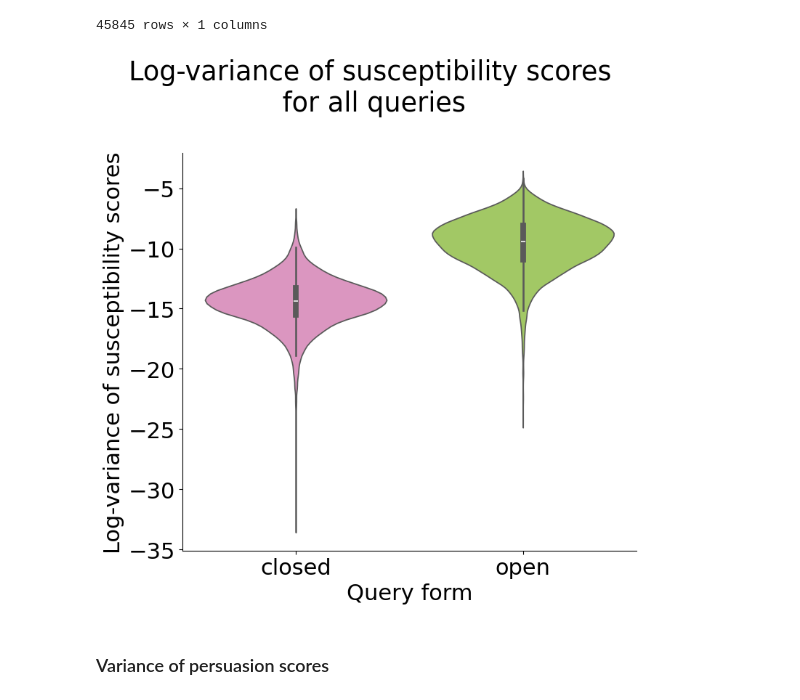
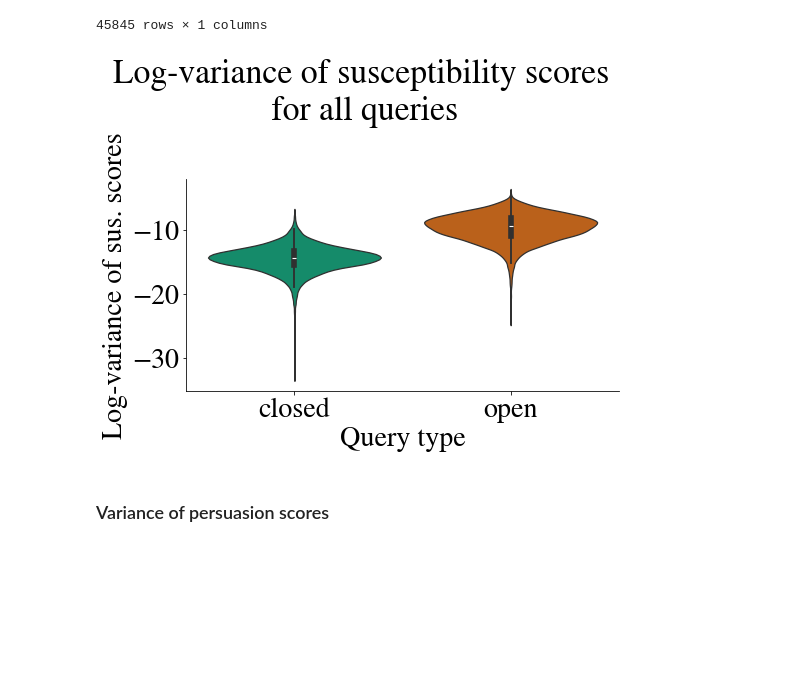
Before and after one commit to kdu4108/measureLM, a Jupyter notebook: summarize.ipynb, the cells around one changed output. Drawn from its saved outputs; the diff is of its cells as text; code cells hidden in the pictures; blank space fills up the shorter version.

```diff
--- a/summarize.ipynb
+++ b/summarize.ipynb
@@ -69,0 +70,20 @@ sns.set_palette(palette)
+# %%
+import matplotlib
+
+# matplotlib.rcParams['mathtext.fontset'] = 'custom'
+matplotlib.rcParams["mathtext.rm"] = "Bitstream Vera Sans"
+matplotlib.rcParams["mathtext.it"] = "Bitstream Vera Sans:italic"
+matplotlib.rcParams["mathtext.bf"] = "Bitstream Vera Sans:bold"
+matplotlib.rcParams["mathtext.fontset"] = "stix"
+matplotlib.rcParams["font.family"] = "STIXGeneral"
+matplotlib.rcParams["font.size"] = "28"
+matplotlib.pyplot.title(r"ABC123 vs $\mathrm{ABC123}^{123}$")
+
+
+matplotlib.rcParams["axes.spines.right"] = False
+matplotlib.rcParams["axes.spines.top"] = False
+matplotlib.rcParams["axes.facecolor"] = "white"
+matplotlib.rcParams["savefig.facecolor"] = "white"
+
+palette = sns.color_palette("colorblind", 5)[2:4]
+sns.set_palette(palette)
@@ -353,33 +375,34 @@ scores_df.groupby(["QUERY_ID", "entity", "query_type"]).agg(
 # %%
 sus_score_var_df = (
     scores_df.groupby(["QUERY_ID", "entity", "query_type", "query_form"])
     .agg(sus_score_var=("susceptibility_score", "var"))
     .dropna()
     .reset_index()
 )
 
-fig, ax = plt.subplots(figsize=(8, 8))
+fig, ax = plt.subplots(figsize=(8, 6))
 sus_score_var_df["log_sus_score_var"] = sus_score_var_df["sus_score_var"].apply(np.log)
 sus_score_var_df
 sns.violinplot(
     sus_score_var_df,
     y="log_sus_score_var",
     x="query_type",
     hue="query_type",
     order=sorted(sus_score_var_df["query_type"].unique()),
     hue_order=sorted(sus_score_var_df["query_type"].unique()),
     ax=ax,
 )
-ax.set_xlabel("Query form")
-ax.set_ylabel("Log-variance of susceptibility scores")
+ax.set_xlabel("Query type")
+ax.set_ylabel("Log-variance of sus. scores")
+# ax.set_ylim((-35, -2))
 fig.suptitle("Log-variance of susceptibility scores\n for all queries")
 plt.tight_layout()
 
 plot_name = f"plot_susscore_variance_across_all_queries_closed_vs_open"
 save_path = os.path.join(analysis_dir, f"{plot_name}.pdf")
 fig.savefig(save_path, bbox_inches="tight")
 # %% [output]
-[figure, old version]
+[figure, new version]
 # %% [markdown]
 ### Variance of persuasion scores
 # %%
```
Also changed, not shown: parts of 12 cells of this notebook, 6 other files.
